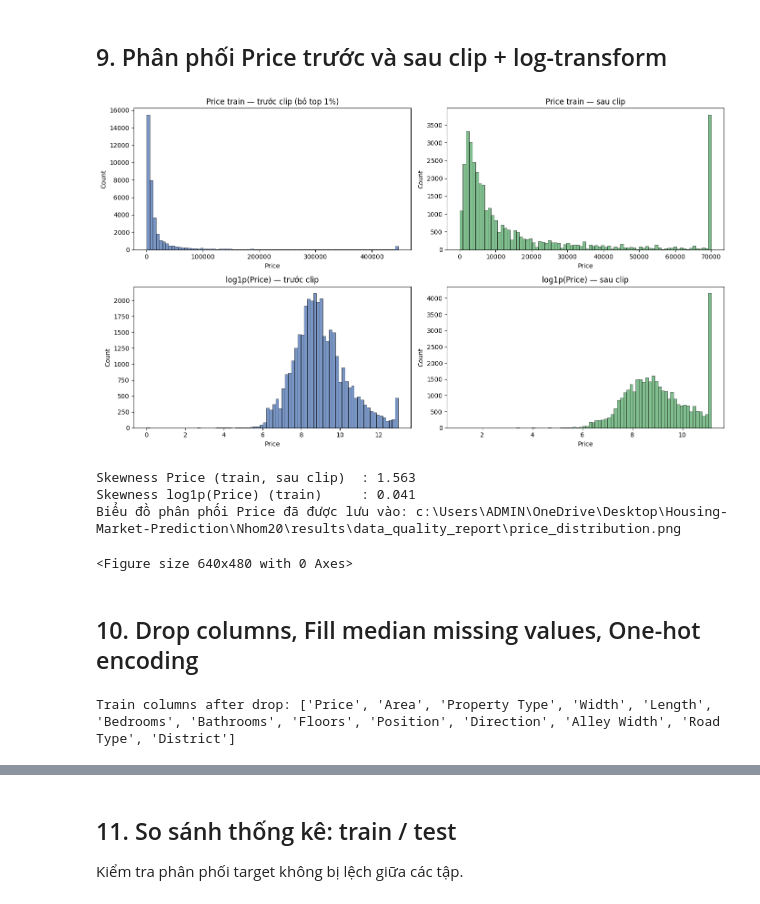
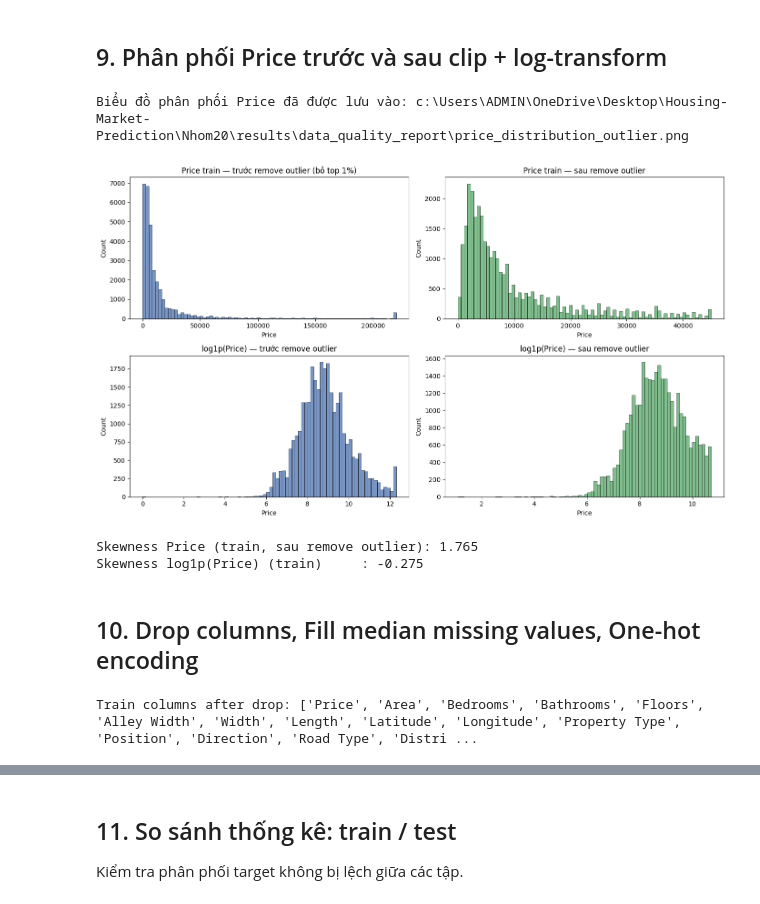
Before and after one commit to Treapling/Nhom20, a Jupyter notebook: notebooks/Rechecking_Data/data_quality_report.ipynb, the cells around one changed output, grey strips where cells are left out. Drawn from its saved outputs; the diff is of its cells as text; code cells hidden in the pictures.

Commit message:
Chỉnh sửa preprocessing + checking plots

```diff
--- a/notebooks/Rechecking_Data/data_quality_report.ipynb
+++ b/notebooks/Rechecking_Data/data_quality_report.ipynb
@@ -20,7 +20,7 @@ pd.set_option("display.float_format", "{:,.2f}".format)
 
 # ── Paths ──────────────────────────────────────────────────────────────────────
 PROJECT_ROOT = Path.cwd().parent.parent
-DATA_RAW  = PROJECT_ROOT / "data" / "raw"  / "data_public.csv"
+DATA_RAW  = PROJECT_ROOT / "data" / "raw"  / "data_geocoded.csv"
 DATA_PROC = PROJECT_ROOT / "data" / "processed"
 DATA_PROC.mkdir(parents=True, exist_ok=True)
 RESULT_DIR = PROJECT_ROOT / "results"
@@ -28,7 +28,7 @@ sys.path.append(str(PROJECT_ROOT))
 
 TEST_SIZE  = 0.2
 RANDOM_STATE = 42
-IQR_MULT_PRICE = 3.0   # lỏng hơn cho distribution lệch mạnh
+IQR_MULT_PRICE = 1.5   # lỏng hơn cho distribution lệch mạnh
 IQR_MULT_PHYSICAL = 1.5  # chặt hơn cho feature vật lý
 
 os.makedirs(RESULT_DIR / "data_quality_report", exist_ok=True)
@@ -559,66 +601,69 @@ if "price_per_m2" in df_train.columns:
 # %%
 fig, axes = plt.subplots(2, 2, figsize=(14, 8))
 
 # Dữ liệu raw (trước clip) — dùng df_raw lọc cùng index train
 raw_price = pd.to_numeric(df_raw.loc[
     df_raw.index.isin(df_train.index) if df_train.index.max() < len(df_raw) else df_raw.index
 , "Price"], errors="coerce").dropna()
 train_price = df_train["Price"].dropna()
 
 sns.histplot(raw_price.clip(upper=raw_price.quantile(0.99)),
              bins=80, ax=axes[0,0], color="#4C72B0")
-axes[0,0].set_title("Price train — trước clip (bỏ top 1%)")
+axes[0,0].set_title("Price train — trước remove outlier (bỏ top 1%)")
 
 sns.histplot(train_price, bins=80, ax=axes[0,1], color="#55A868")
-axes[0,1].set_title("Price train — sau clip")
+axes[0,1].set_title("Price train — sau remove outlier")
 
 sns.histplot(np.log1p(raw_price.clip(upper=raw_price.quantile(0.99))),
              bins=80, ax=axes[1,0], color="#4C72B0")
-axes[1,0].set_title("log1p(Price) — trước clip")
+axes[1,0].set_title("log1p(Price) — trước remove outlier")
 
 sns.histplot(np.log1p(train_price), bins=80, ax=axes[1,1], color="#55A868")
-axes[1,1].set_title("log1p(Price) — sau clip")
+axes[1,1].set_title("log1p(Price) — sau remove outlier")
 
-plt.tight_layout(); plt.show()
+plt.tight_layout()
+plt.savefig(RESULT_DIR / "data_quality_report" / "price_distribution_outlier.png", dpi=300)
+print("Biểu đồ phân phối Price đã được lưu vào:", RESULT_DIR / "data_quality_report" / "price_distribution_outlier.png")
+plt.show()
 
-print("Skewness Price (train, sau clip)  :", train_price.skew().round(3))
+print("Skewness Price (train, sau remove outlier):", train_price.skew().round(3))
 print("Skewness log1p(Price) (train)     :", np.log1p(train_price).skew().round(3))
-
-plt.savefig(RESULT_DIR / "data_quality_report" / "price_distribution.png", dpi=300)
-print("Biểu đồ phân phối Price đã được lưu vào:", RESULT_DIR / "data_quality_report" / "price_distribution.png")
 # %% [output]
+Biểu đồ phân phối Price đã được lưu vào: c:\Users\ADMIN\OneDrive\Desktop\Housing-Market-Prediction\Nhom20\results\data_quality_report\price_distribution_outlier.png
-[figure, old version]
+[figure, new version]
-Skewness Price (train, sau clip)  : 1.563
-Skewness log1p(Price) (train)     : 0.041
-Biểu đồ phân phối Price đã được lưu vào: c:\Users\ADMIN\OneDrive\Desktop\Housing-Market-Prediction\Nhom20\results\data_quality_report\price_distribution.png
-<Figure size 640x480 with 0 Axes>
+Skewness Price (train, sau remove outlier): 1.765
+Skewness log1p(Price) (train)     : -0.275
 # %% [markdown]
 ## 10. Drop columns, Fill median missing values, One-hot encoding
 # %%
-DROP_COLS = [
-    "Listing ID",
-    "Title",
-    "Description",
-    "Avatar",
-    "Agent Name",
-    "Last Updated",
-    "Scraped At",
-    "Last Updated Date",
-    "Property Type Slug",
-    "Location",
-    "Province",
-    "VIP Account",
-    "Latitude",
-    "Longitude",
-    "Agent Role",
-    "Agent Listing Count",
-    "price_per_m2",
+# DROP_COLS = [
+#     "Listing ID",
+#     "Title",
+#     "Description",
+#     "Avatar",
+#     "Agent Name",
+#     "Last Updated",
+#     "Scraped At",
+#     "Last Updated Date",
+#     "Property Type Slug",
+#     "Location",
+#     "Province",
+#     "VIP Account",
+#     "Agent Role",
+#     "Agent Listing Count",
+#     "price_per_m2",
+#     "Property Type",
+#     "Position",
+#     "District",
+# ]
+w_cols = [
+    "Price", "Area", "Bedrooms", "Bathrooms", "Floors", "Alley Width", "Width", "Length", "Latitude", "Longitude", "Property Type", "Position", "Direction", "Road Type", "District"
 ]
-df_train = df_train.drop(columns=[c for c in DROP_COLS if c in df_train.columns], errors="ignore")
-df_test  = df_test.drop(columns=[c for c in DROP_COLS if c in df_test.columns], errors="ignore")
+df_train = df_train[w_cols]
+df_test  = df_test[w_cols]
 print(f"Train columns after drop: {df_train.columns.tolist()}")
 # %% [output]
-Train columns after drop: ['Price', 'Area', 'Property Type', 'Width', 'Length', 'Bedrooms', 'Bathrooms', 'Floors', 'Position', 'Direction', 'Alley Width', 'Road Type', 'District']
+Train columns after drop: ['Price', 'Area', 'Bedrooms', 'Bathrooms', 'Floors', 'Alley Width', 'Width', 'Length', 'Latitude', 'Longitude', 'Property Type', 'Position', 'Direction', 'Road Type', 'Distri ...
 # %%
 NUMERIC_COLS = [
     "Area",
```
Also changed, not shown: parts of 13 cells of this notebook, 7 other files.
